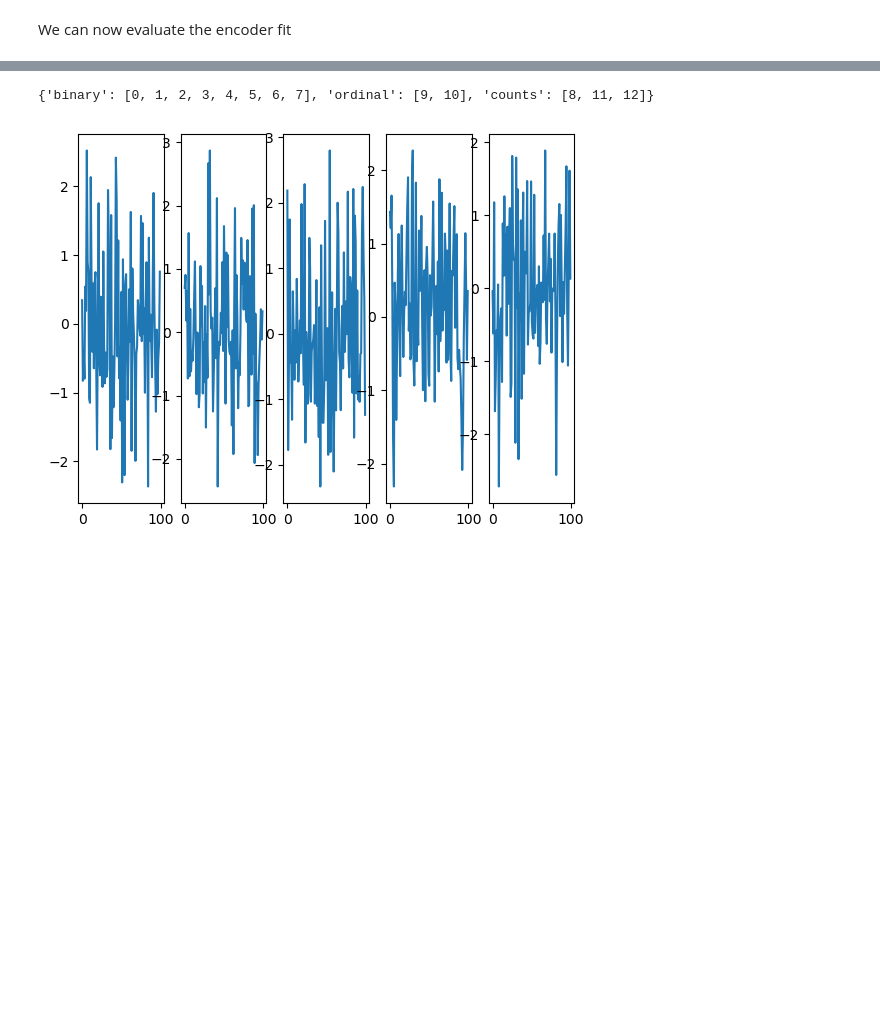
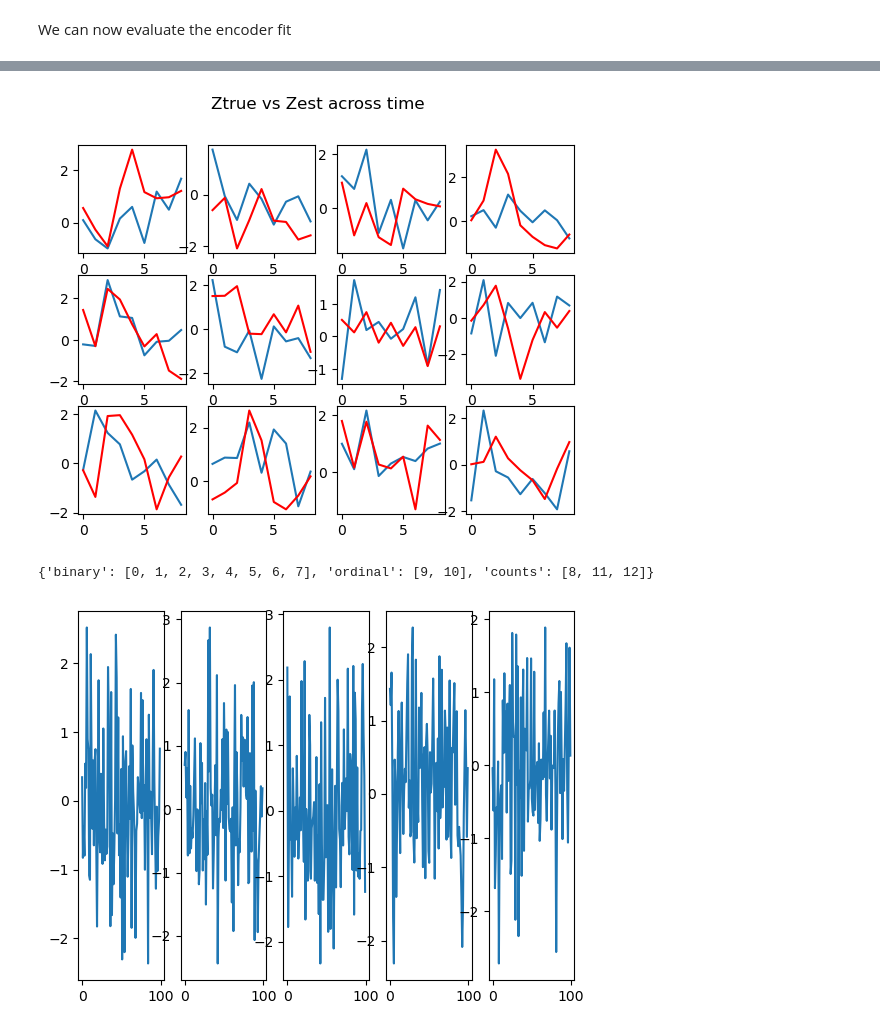
Before and after one commit to wiwh/gllvmprime, a Jupyter notebook: code/GLLVM.ipynb, the cells around one changed output, grey strips where cells are left out. Saved outputs shown, nothing was run; the diff lists cells and outputs as text; code cells hidden in the pictures; blank space fills up the shorter version.

```diff
--- a/code/GLLVM.ipynb
+++ b/code/GLLVM.ipynb
@@ -440,3 +570,16 @@ torch.Size([100, 1, 13])
+# %%
+# print 12 randomly selected Z
+index = np.random.choice(range(n), 12, replace=False)
+fig, axs = plt.subplots(3, 4)
+
+zhat = model.encoder(data_true["x"], data_true['y'])[0].detach()
+
+fig.suptitle("Ztrue vs Zest across time")
+for i in range(12):
+    axs[i//4, i%4].plot(zhat[index[i],:,0]*-1)
+    axs[i//4, i%4].plot(data_true["z"][index[i],:, 0], color="red")
+# %% [output]
+[figure, added]
 # %%
 def plot_series(z, id=0, grid=(1,)):
     fig, axs = plt.subplots(*grid)
```
Also changed, not shown: parts of 16 cells of this notebook.
